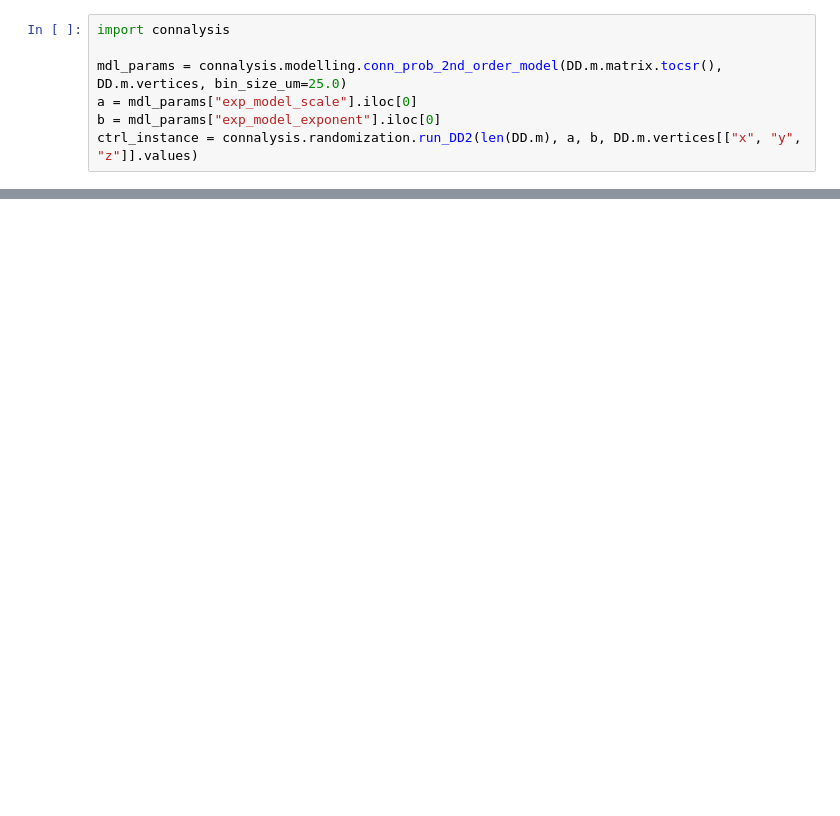
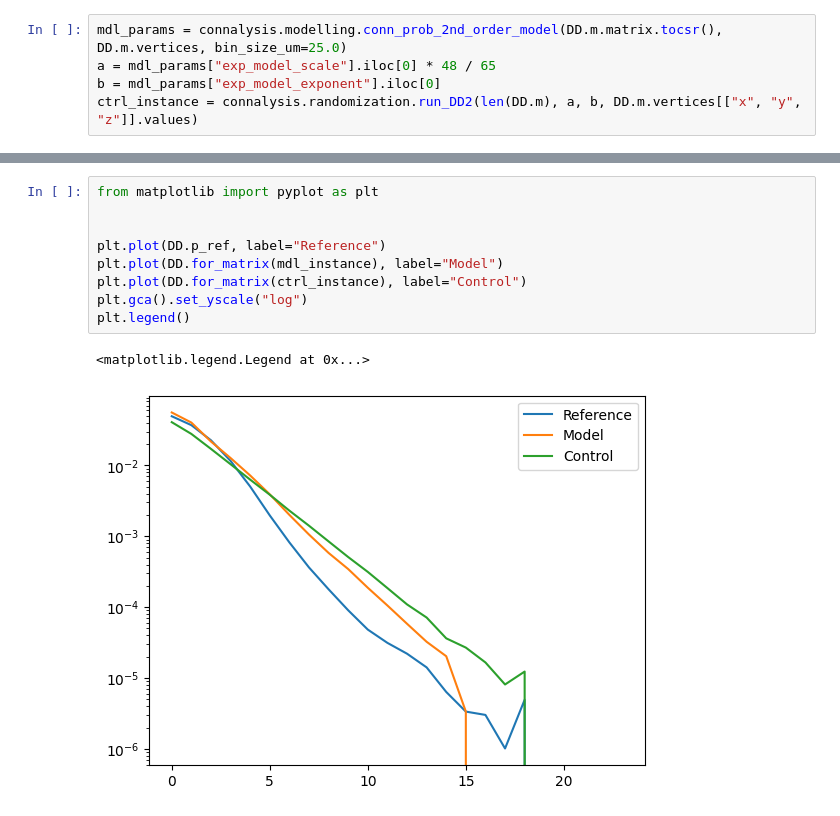
Before and after one commit to MWolfR/local_connectivity_model, a Jupyter notebook: src/Attempt pnagm.ipynb, the cells around one changed output, grey strips where cells are left out. Drawn from its saved outputs; the diff is of its cells as text; blank space fills up the shorter version.

```diff
--- a/src/Attempt pnagm.ipynb
+++ b/src/Attempt pnagm.ipynb
@@ -28,8 +39,6 @@ inst_coo = mdl_instance.tocoo()
 # %%
-import connalysis
-
 mdl_params = connalysis.modelling.conn_prob_2nd_order_model(DD.m.matrix.tocsr(), DD.m.vertices, bin_size_um=25.0)
-a = mdl_params["exp_model_scale"].iloc[0]
+a = mdl_params["exp_model_scale"].iloc[0] * 48 / 65
 b = mdl_params["exp_model_exponent"].iloc[0]
 ctrl_instance = connalysis.randomization.run_DD2(len(DD.m), a, b, DD.m.vertices[["x", "y", "z"]].values)
 # %% [output]
@@ -78 +98,13 @@ dtype: float64
+# %%
+from matplotlib import pyplot as plt
+
+
+plt.plot(DD.p_ref, label="Reference")
+plt.plot(DD.for_matrix(mdl_instance), label="Model")
+plt.plot(DD.for_matrix(ctrl_instance), label="Control")
+plt.gca().set_yscale("log")
+plt.legend()
+# %% [output]
+<matplotlib.legend.Legend at 0x...>
+[figure, added]
 # %%
```
Also changed, not shown: parts of 17 cells of this notebook, 19 other files.
